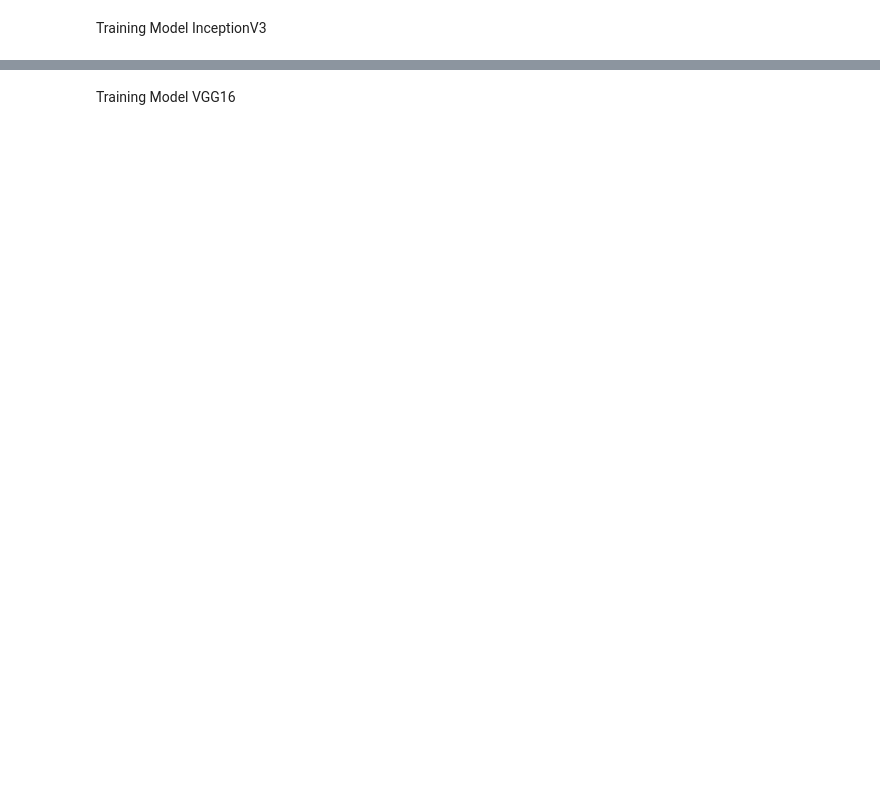
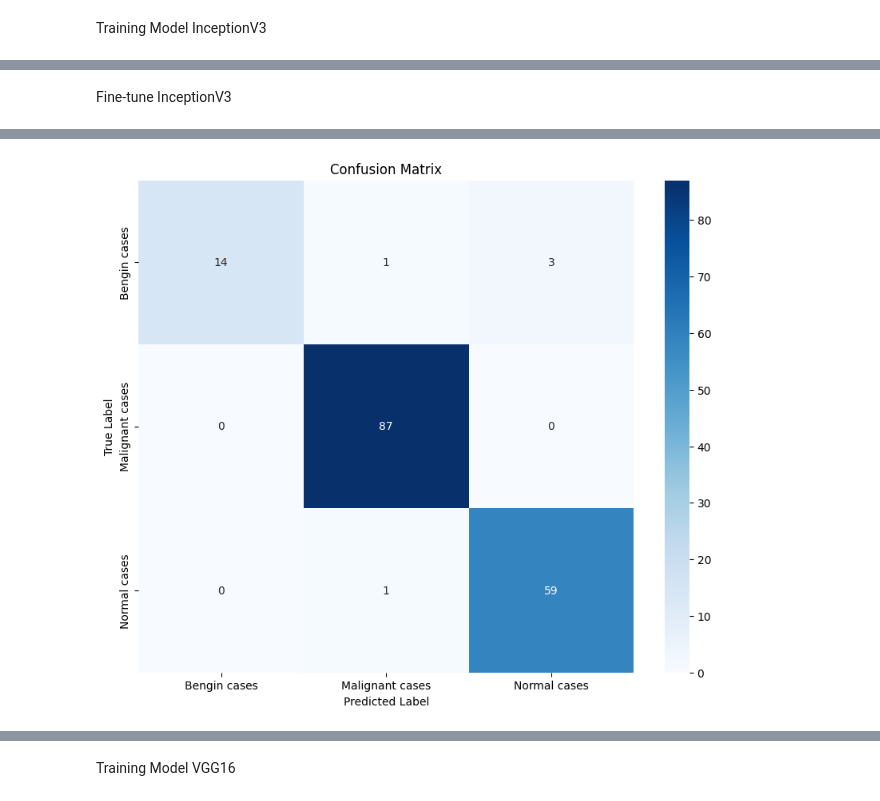
Before and after one commit to 5tamam00/dissertation, a Jupyter notebook: notebook/dataset.ipynb, the cells around one changed output, grey strips where cells are left out. Saved outputs shown, nothing was run; the diff lists cells and outputs as text; code cells hidden in the pictures; blank space fills up the shorter version.

Commit message:
models evaluation

```diff
--- a/notebook/dataset.ipynb
+++ b/notebook/dataset.ipynb
@@ -372,5 +538,8 @@ print(certifi.where())
 # %%
-from tensorflow.keras.applications import InceptionV3, VGG16, ResNet50
+from tensorflow.keras.applications import InceptionV3, VGG16
+from tensorflow.keras.models import load_model
+from sklearn.metrics import classification_report, confusion_matrix
+import seaborn as sns
 
 base_model = InceptionV3(input_shape = (IMG_WIDTH, IMG_HEIGHT, 3), include_top = False, weights = "imagenet")
 
@@ -389,10 +558,11 @@ epochs = 50
 model2.compile(optimizer = Adam(0.0005),
                loss = "categorical_crossentropy",
                metrics = ["accuracy"])
-history = model2.fit(train_generator,
-                     steps_per_epoch = len(train_generator),
+
+history_inception = model2.fit(train_generator_inception,
+                     steps_per_epoch = len(train_generator_inception),
                      batch_size = 64,
-                     validation_data = val_generator, validation_steps = len(val_generator),
+                     validation_data = val_generator_inception, validation_steps = len(val_generator_inception),
                      class_weight = train_class_weights,
                      callbacks = [
                          EarlyStopping(monitor = "val_loss",
@@ -401,4 +571,11 @@ history = model2.fit(train_generator,
                                        ReduceLROnPlateau(monitor="val_loss", factor=0.2, patience=2, mode='min')
                      ],
                      epochs = epochs)
+
+y_pred_probs = model2.predict(val_generator_inception, verbose=1)
+y_pred_labels = np.argmax(y_pred_probs, axis = 1)
+y_true_labels = val_generator_inception.classes
+
+print(classification_report(y_true_labels, y_pred_labels))
+print(confusion_matrix(y_true=y_true_labels, y_pred=y_pred_labels))
 # %% [output]
@@ -427,0 +600,54 @@ Test accuracy = 0.842424213886261
+# %% [markdown]
+Fine-tune InceptionV3
+# %%
+set_trainable = False
+for layer in base_model.layers:
+    if layer.name == 'mixed7':
+        set_trainable = True
+    layer.trainable = set_trainable
+
+model2.compile(optimizer=Adam(0.00001),
+               loss = "categorical_crossentropy",
+               metrics = ["accuracy"])
+
+epochs = 50
+history = model2.fit(train_generator_inception,
+                     steps_per_epoch = len(train_generator_inception),
+                     batch_size = 64,
+                     validation_data = val_generator_inception,
+                     validation_steps = len(val_generator_inception),
+                     class_weight = train_class_weights,
+                     callbacks = [
+                         EarlyStopping(monitor="val_loss",
+                         patience = 5,
+                         restore_best_weights = True),
+                         ReduceLROnPlateau(monitor="val_loss", factor=0.2, patience=2, mode="min")
+                     ],
+                     epochs = epochs)
+
+all_true_labels = []
+all_pred_labels = []
+
+# Collect all the true and predicted labels
+for i in range(len(val_generator_inception)):
+    batch = val_generator_inception[i]
+    images, labels = batch
+    predictions = model2.predict(images)
+
+    all_true_labels.extend(np.argmax(labels, axis=1))
+    all_pred_labels.extend(np.argmax(predictions, axis=1))
+
+# Confusion Matrix
+class_names = [k for k, v in sorted(val_generator_inception.class_indices.items(), key=lambda item: item[1])]
+cm = confusion_matrix(all_true_labels, all_pred_labels)
+plt.figure(figsize=(10, 8))
+sns.heatmap(cm, annot=True, fmt='d', cmap='Blues',
+            xticklabels=class_names, yticklabels=class_names)
+plt.title("Confusion Matrix")
+plt.xlabel("Predicted Label")
+plt.ylabel("True Label")
+plt.show()
+
+print("Classification Report:")
+print(classification_report(all_true_labels, all_pred_labels, target_names=class_names))
+# %% [output]
@@ -427,0 +671 @@ Test accuracy = 0.842424213886261
+[figure, added]
```
Also changed, not shown: parts of 41 cells of this notebook, 1 other file.
